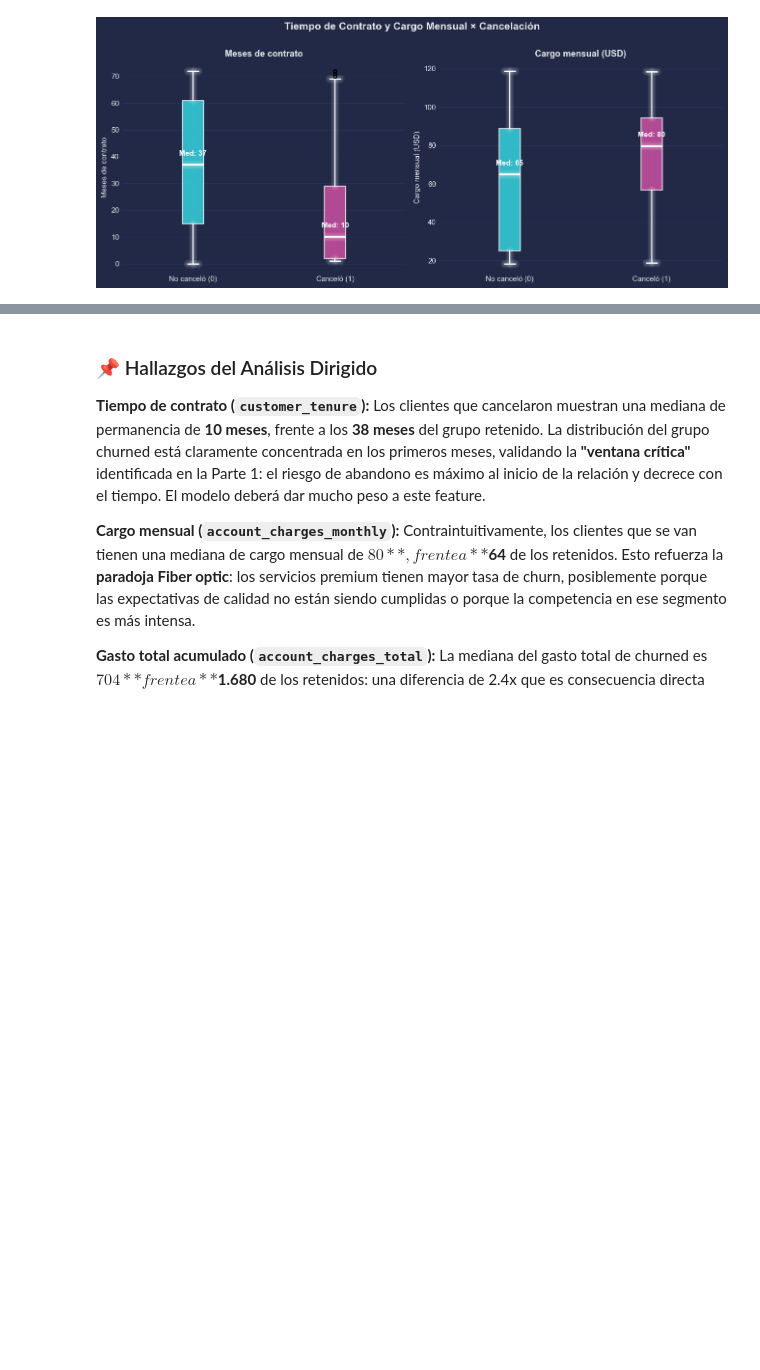
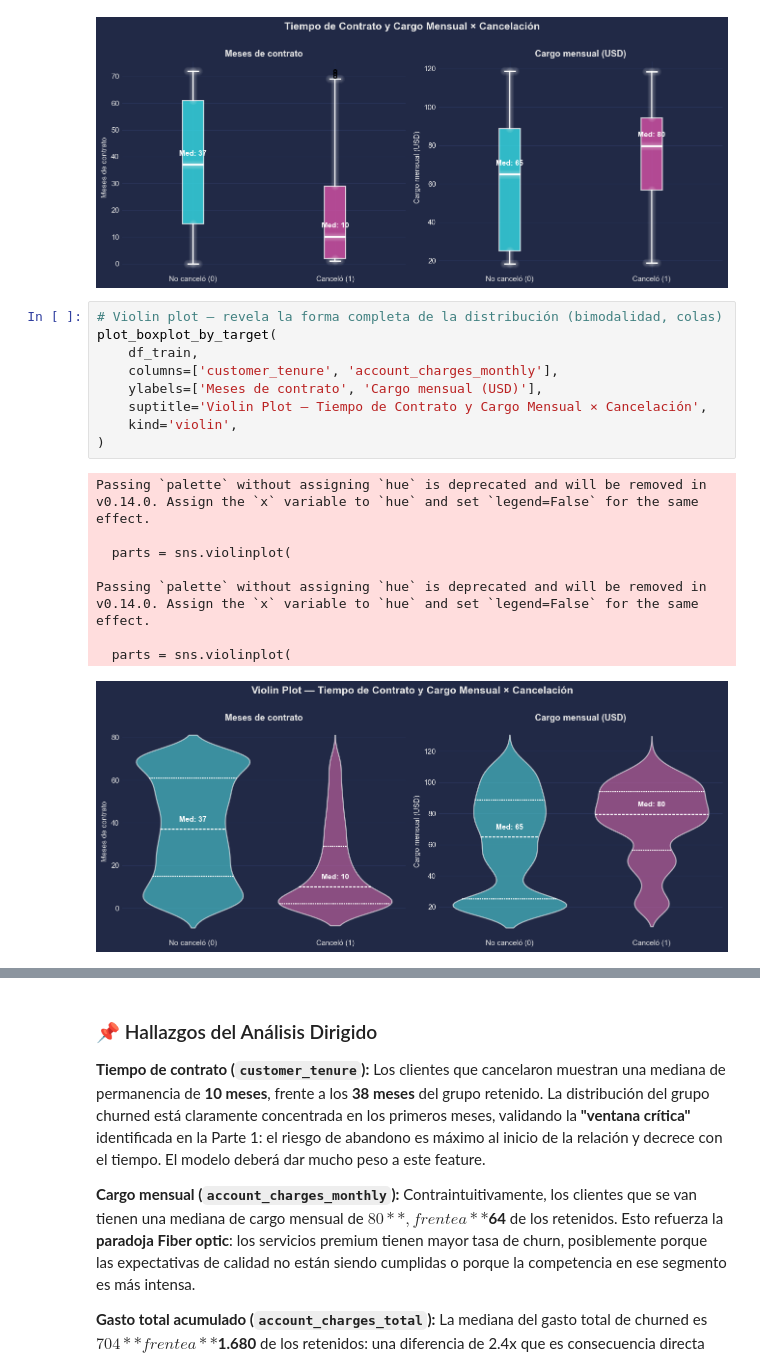
Before and after one commit to marianoInsa/ONE-TelecomX-2, a Jupyter notebook: notebooks/02_correlacion_seleccion.ipynb, the cells around one changed output, grey strips where cells are left out. Drawn from its saved outputs; the diff is of its cells as text; blank space fills up the shorter version.

```diff
--- a/notebooks/02_correlacion_seleccion.ipynb
+++ b/notebooks/02_correlacion_seleccion.ipynb
@@ -291,6 +312,24 @@ plot_boxplot_by_target(
 )
 # %% [output]
 [figure]
+# %%
+# Violin plot — revela la forma completa de la distribución (bimodalidad, colas)
+plot_boxplot_by_target(
+    df_train,
+    columns=['customer_tenure', 'account_charges_monthly'],
+    ylabels=['Meses de contrato', 'Cargo mensual (USD)'],
+    suptitle='Violin Plot — Tiempo de Contrato y Cargo Mensual × Cancelación',
+    kind='violin',
+)
+# %% [output]
+Passing `palette` without assigning `hue` is deprecated and will be removed in v0.14.0. Assign the `x` variable to `hue` and set `legend=False` for the same effect.
+
+  parts = sns.violinplot(
+
+Passing `palette` without assigning `hue` is deprecated and will be removed in v0.14.0. Assign the `x` variable to `hue` and set `legend=False` for the same effect.
+
+  parts = sns.violinplot(
+[figure, added]
 # %%
 plot_charges_analysis(df_train)
 # %% [output]
```
Also changed, not shown: parts of 4 cells of this notebook, 5 other files.
